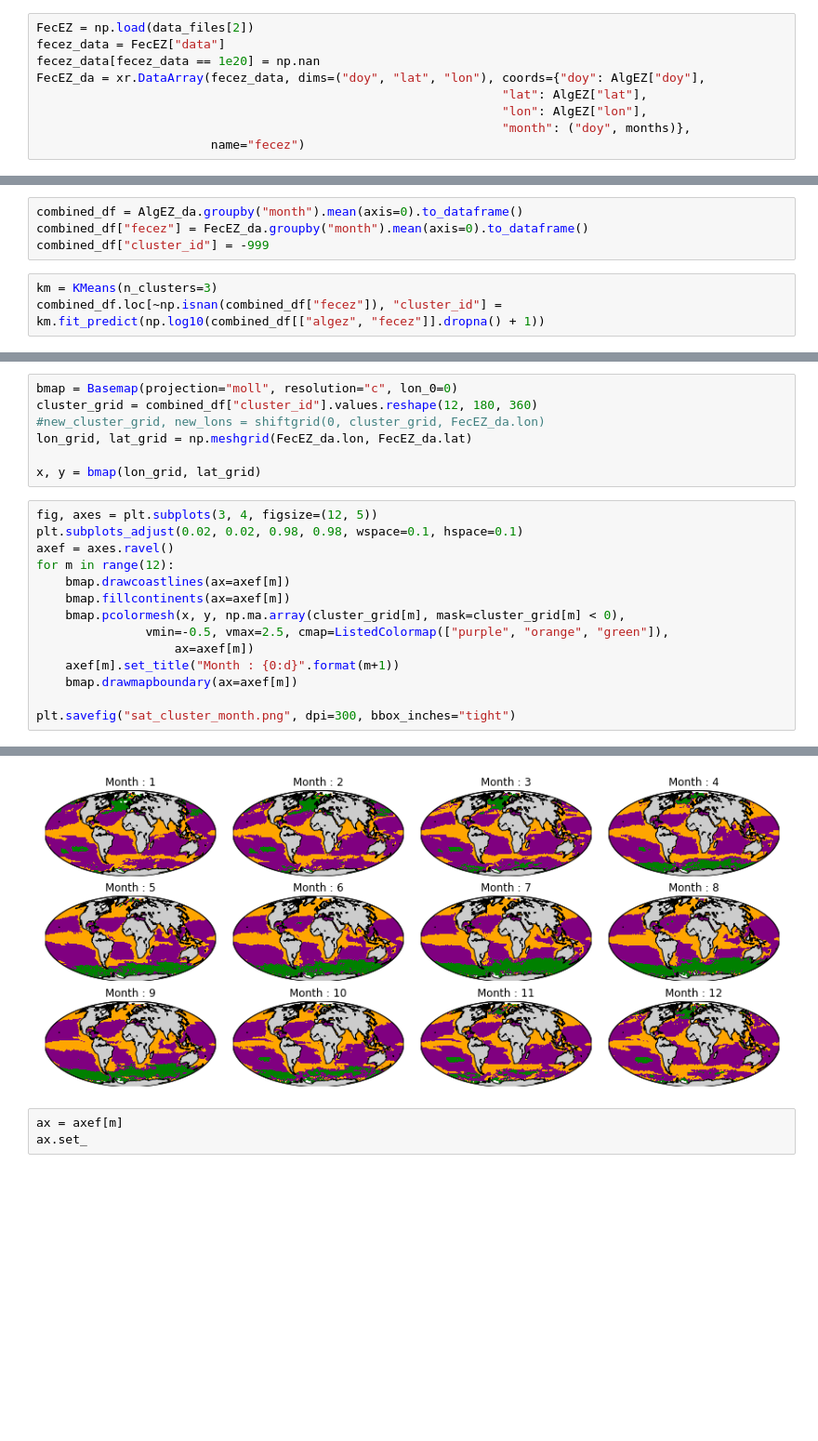
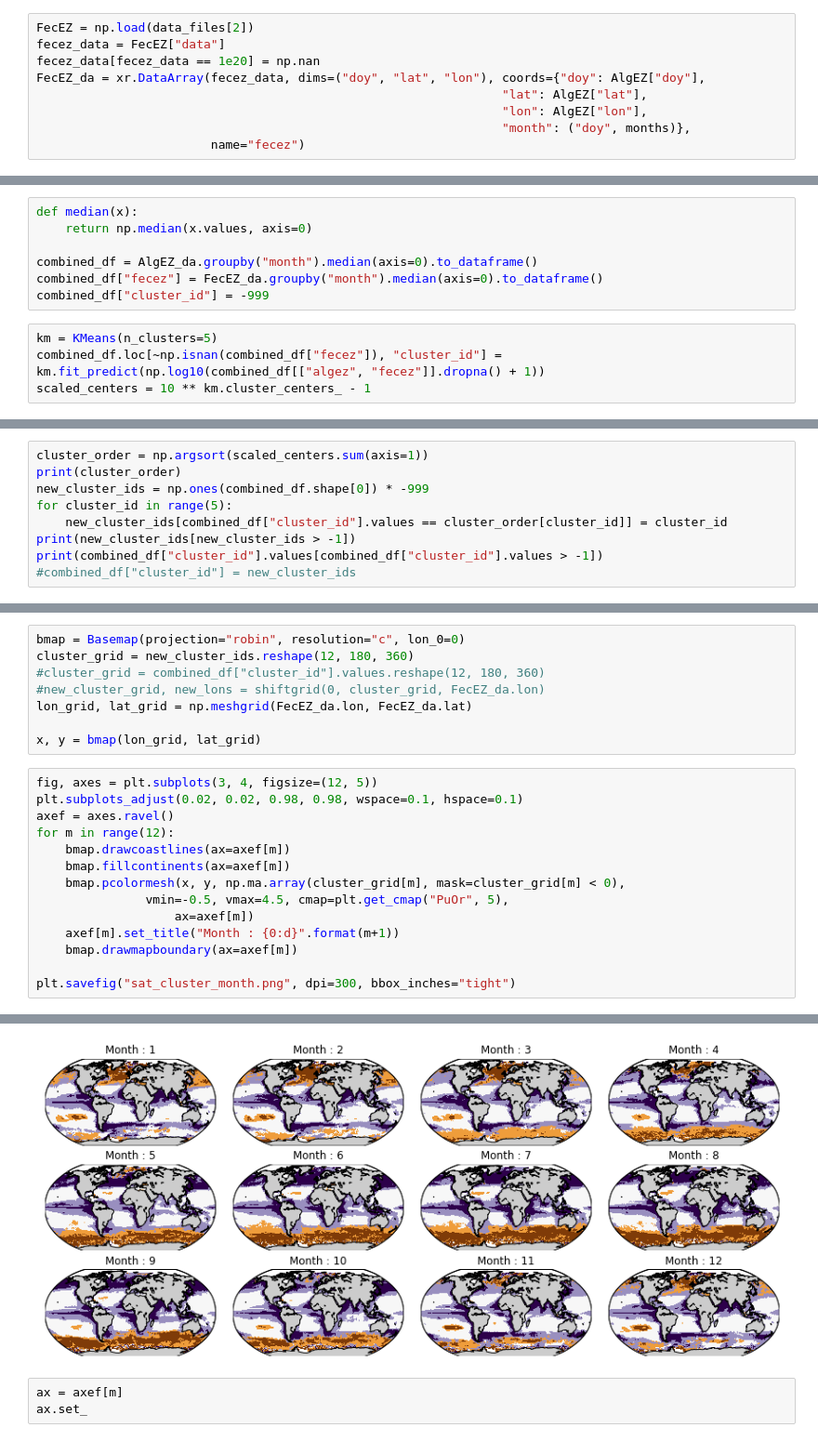
Before and after one commit to djgagne/carbon_export_biomes, a Jupyter notebook: notebooks/SatelliteCE.ipynb, the cells around one changed output, grey strips where cells are left out. Shown at 93% size. Cells and saved outputs as stored; diff of their text form; blank space fills up the shorter version.

```diff
--- a/notebooks/SatelliteCE.ipynb
+++ b/notebooks/SatelliteCE.ipynb
@@ -70,7 +79,11 @@ FecEZ_da = xr.DataArray(fecez_data, dims=("doy", "lat", "lon"), coords={"doy": A
 # %%
-combined_df = AlgEZ_da.groupby("month").mean(axis=0).to_dataframe()
-combined_df["fecez"] = FecEZ_da.groupby("month").mean(axis=0).to_dataframe()
+def median(x):
+    return np.median(x.values, axis=0)
+
+combined_df = AlgEZ_da.groupby("month").median(axis=0).to_dataframe()
+combined_df["fecez"] = FecEZ_da.groupby("month").median(axis=0).to_dataframe()
 combined_df["cluster_id"] = -999
 # %%
-km = KMeans(n_clusters=3)
+km = KMeans(n_clusters=5)
 combined_df.loc[~np.isnan(combined_df["fecez"]), "cluster_id"] =  km.fit_predict(np.log10(combined_df[["algez", "fecez"]].dropna() + 1))
+scaled_centers = 10 ** km.cluster_centers_ - 1
@@ -93,0 +90,9 @@ array([  1.00000000e-02,   1.83298071e-02,   3.35981829e-02,
+# %%
+cluster_order = np.argsort(scaled_centers.sum(axis=1))
+print(cluster_order)
+new_cluster_ids = np.ones(combined_df.shape[0]) * -999
+for cluster_id in range(5):
+    new_cluster_ids[combined_df["cluster_id"].values == cluster_order[cluster_id]] = cluster_id
+print(new_cluster_ids[new_cluster_ids > -1])
+print(combined_df["cluster_id"].values[combined_df["cluster_id"].values > -1])
+#combined_df["cluster_id"] = new_cluster_ids
@@ -134,6 +125,7 @@ Coordinates:
 # %%
-bmap = Basemap(projection="moll", resolution="c", lon_0=0)
-cluster_grid = combined_df["cluster_id"].values.reshape(12, 180, 360)
+bmap = Basemap(projection="robin", resolution="c", lon_0=0)
+cluster_grid = new_cluster_ids.reshape(12, 180, 360)
+#cluster_grid = combined_df["cluster_id"].values.reshape(12, 180, 360)
 #new_cluster_grid, new_lons = shiftgrid(0, cluster_grid, FecEZ_da.lon)
 lon_grid, lat_grid = np.meshgrid(FecEZ_da.lon, FecEZ_da.lat)
 
@@ -141,21 +133,21 @@ x, y = bmap(lon_grid, lat_grid)
 # %%
 fig, axes = plt.subplots(3, 4, figsize=(12, 5))
 plt.subplots_adjust(0.02, 0.02, 0.98, 0.98, wspace=0.1, hspace=0.1)
 axef = axes.ravel()
 for m in range(12):
     bmap.drawcoastlines(ax=axef[m])
     bmap.fillcontinents(ax=axef[m])
     bmap.pcolormesh(x, y, np.ma.array(cluster_grid[m], mask=cluster_grid[m] < 0),
-               vmin=-0.5, vmax=2.5, cmap=ListedColormap(["purple", "orange", "green"]),
+               vmin=-0.5, vmax=4.5, cmap=plt.get_cmap("PuOr", 5),
                    ax=axef[m])
     axef[m].set_title("Month : {0:d}".format(m+1))
     bmap.drawmapboundary(ax=axef[m])
 
 plt.savefig("sat_cluster_month.png", dpi=300, bbox_inches="tight")
 # %% [output]
     for more details.
   ax.hold(b)
-[figure, old version]
+[figure, new version]
 # %%
 ax = axef[m]
 ax.set_
```
Also changed, not shown: parts of 6 cells of this notebook.
